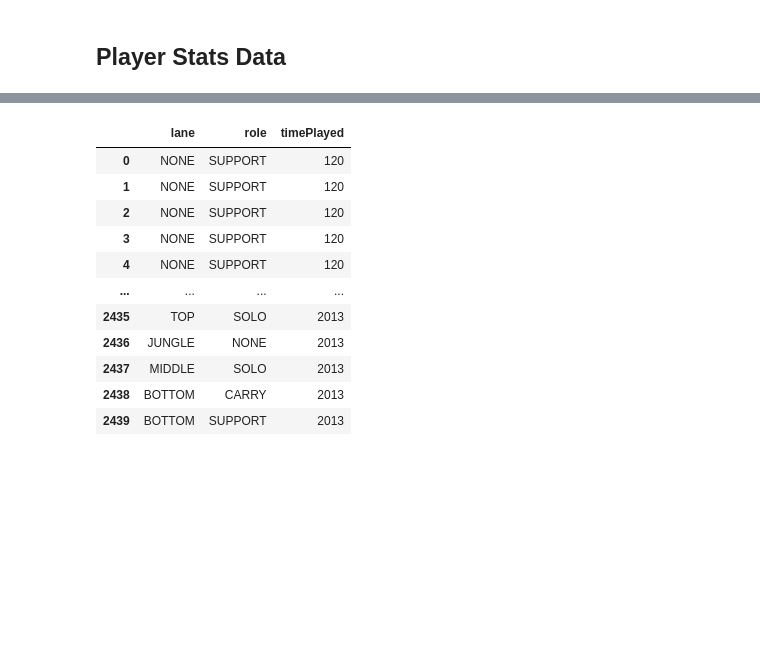
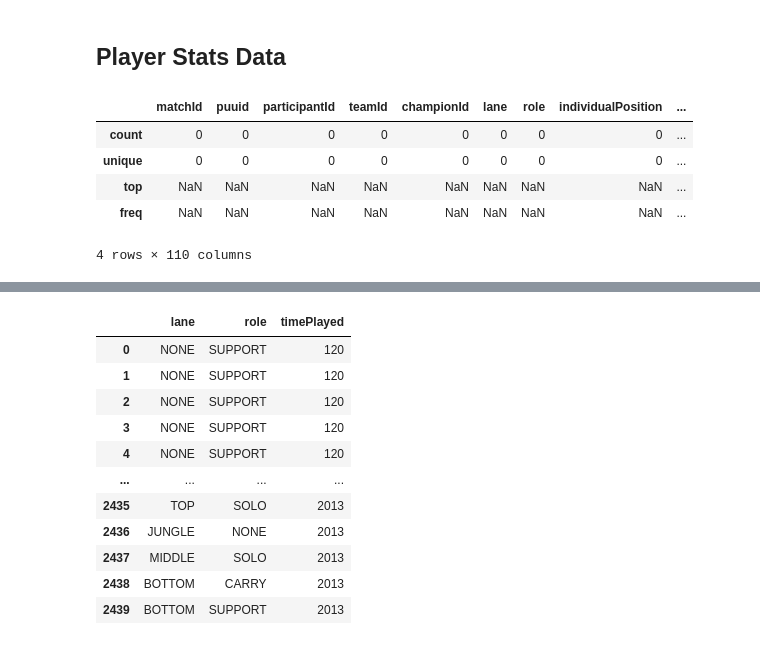
Before and after one commit to Rofel/ETL-Riot-API, a Jupyter notebook: Manipulate JSON and prepare DF for DB insert.ipynb, the cells around one changed output, grey strips where cells are left out. Saved outputs shown, nothing was run; the diff lists cells and outputs as text; code cells hidden in the pictures; blank space fills up the shorter version.

```diff
--- a/Manipulate JSON and prepare DF for DB insert.ipynb
+++ b/Manipulate JSON and prepare DF for DB insert.ipynb
@@ -176,12 +192,19 @@ players_stats_columns = [
     'goldSpent',
     'bountyLevel',
     'item0',
+    'item0Name',
     'item1',
+    'item1Name',
     'item2',
+    'item2Name',
     'item3',
+    'item3Name',
     'item4',
+    'item4Name',
     'item5',
+    'item5Name',
     'item6',
+    'item6Name',
     'itemsPurchased',
     'consumablesPurchased',
     'spell1Casts',
@@ -332,3 +371,12 @@ matchs_df
 # %% [markdown]
 ## Player Stats Data
+# %%
+players_stats_df.describe()
+# %% [output]
+|  | matchId | puuid | participantId | teamId | championId | lane | role | individualPosition | ... |
+| count | 0 | 0 | 0 | 0 | 0 | 0 | 0 | 0 | ... |
+| unique | 0 | 0 | 0 | 0 | 0 | 0 | 0 | 0 | ... |
+| top | NaN | NaN | NaN | NaN | NaN | NaN | NaN | NaN | ... |
+| freq | NaN | NaN | NaN | NaN | NaN | NaN | NaN | NaN | ... |
+4 rows × 110 columns
 # %%
```
Also changed, not shown: parts of 14 cells of this notebook, 1 other file.
